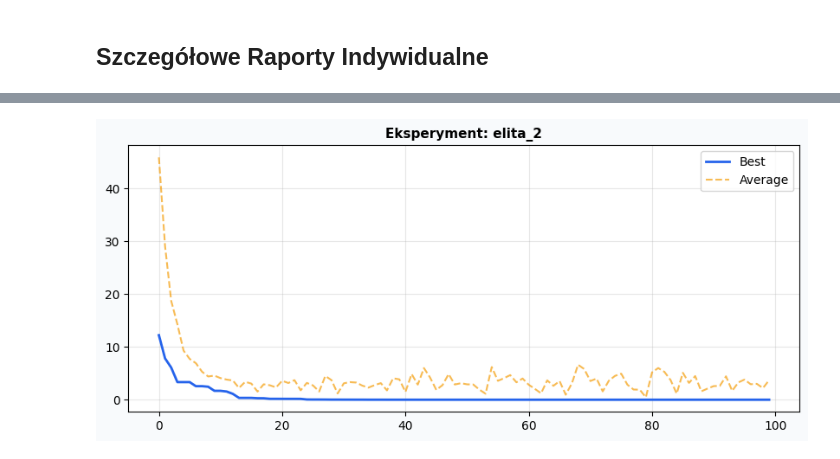
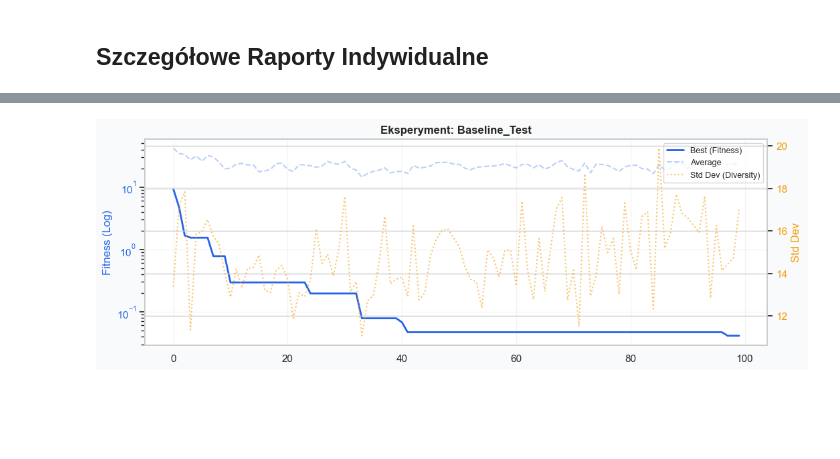
Before and after one commit to awramik/genetic_algorithm_project, a Jupyter notebook: Sprawozdanie_AlgorytmGenetyczny.ipynb, the cells around one changed output, grey strips where cells are left out. Cells and saved outputs as stored; diff of their text form; code cells hidden in the pictures; blank space fills up the shorter version.

```diff
--- a/Sprawozdanie_AlgorytmGenetyczny.ipynb
+++ b/Sprawozdanie_AlgorytmGenetyczny.ipynb
@@ -173,23 +255,69 @@ plt.show()
 
 ## Szczegółowe Raporty Indywidualne
 # %%
-print("\n" + "═"*70)
-print("  INDYWIDUALNE RAPORTY TECHNICZNE")
-print("═"*70 + "\n")
+import json
 
-for e in all_exp:
-    # Wykres Best vs Average
-    plt.figure(figsize=(10, 4), facecolor='#F8FAFC')
-    plt.plot(e['d']['epoch'], e['d']['best_value'], color='#2563EB', label='Best', linewidth=2)
-    plt.plot(e['d']['epoch'], e['d']['average_value'], color='#F59E0B', linestyle='--', label='Average', alpha=0.7)
+print("\n" + "═"*75)
+print("  SZCZEGÓŁOWE INDYWIDUALNE RAPORTY TECHNICZNE (P1)")
+print("═"*75 + "\n")
 
-    plt.title(f"Eksperyment: {e['p'].get('EKSPERYMENT', e['n'])}", fontsize=11, fontweight='bold')
-    plt.grid(True, alpha=0.3); plt.legend(); plt.show()
+history_files = sorted(glob.glob(os.path.join(LOGS_DIR, "*_Binary_*_history.csv")))
 
-    # Tabela parametrów
-    print("PARAMETRY KONFIGURACYJNE:")
-    for k, v in e['p'].items():
-        if v and not k.startswith("==="):
-            print(f"  • {k:.<35} {v}")
-    print("\n" + "─"*85 + "\n")
+for csv_path in history_files:
+    base_name = csv_path.replace("_history.csv", "")
+    json_path = base_name + "_params.json"
+
+    df_h = pd.read_csv(csv_path)
+
+    params = {}
+    if os.path.exists(json_path):
+        with open(json_path, 'r', encoding='utf-8') as f:
+            params = json.load(f)
+
+    exp_display_name = params.get('experiment', {}).get('name', 'Nieznany')
+
+    # --- WYKRES ANALITYCZNY ---
+    fig, ax1 = plt.subplots(figsize=(12, 4), facecolor='#F8FAFC')
+
+    # Fitness
+    ax1.plot(df_h['epoch'], df_h['best_value'], color='#2563EB', label='Best (Fitness)', linewidth=2)
+    ax1.plot(df_h['epoch'], df_h['average_value'], color='#2563EB', linestyle='--', label='Average', alpha=0.3)
+    ax1.set_ylabel('Fitness (Log)', color='#2563EB')
+    ax1.set_yscale('log')
+    ax1.tick_params(axis='y', labelcolor='#2563EB')
+
+    # Różnorodność
+    ax2 = ax1.twinx()
+    ax2.plot(df_h['epoch'], df_h['std_value'], color='#F59E0B', label='Std Dev (Diversity)', alpha=0.6, linestyle=':')
+    ax2.set_ylabel('Std Dev', color='#F59E0B')
+    ax2.tick_params(axis='y', labelcolor='#F59E0B')
+
+    plt.title(f"Eksperyment: {exp_display_name}", fontsize=12, fontweight='bold')
+    ax1.grid(True, alpha=0.2)
+
+    # legenda
+    lines, labels = ax1.get_legend_handles_labels()
+    lines2, labels2 = ax2.get_legend_handles_labels()
+    ax1.legend(lines + lines2, labels + labels2, loc='upper right', fontsize=9)
+
+    plt.show()
+
+    # --- TABELA PARAMETRÓW (z nowego JSON-a) ---
+    print(f"KONFIGURACJA DLA: {exp_display_name}")
+
+    if params:
+        p = params['parameters']
+        m = params['methods']
+        s = params.get('specifics', {})
+
+        col1 = f"  • Pop: {p['population_size']} | Gen: {p['generations']} | Dim: {params['experiment']['dimensions']}"
+        col2 = f"  • Selekcja: {m['selection']} | Krzyżowanie: {m['crossover']} | Mutacja: {m['mutation']}"
+
+        print(col1)
+        print(col2)
+        if s:
+            spec_str = "  • Specyficzne: " + ", ".join([f"{k}: {v}" for k, v in s.items()])
+            print(spec_str)
+
+    print("\n" + "─"*95 + "\n")
 # %% [output]
@@ -199 +327 @@ for e in all_exp:
-[figure, old version]
+[figure, new version]
```
Also changed, not shown: parts of 18 cells of this notebook, 1 other file.
